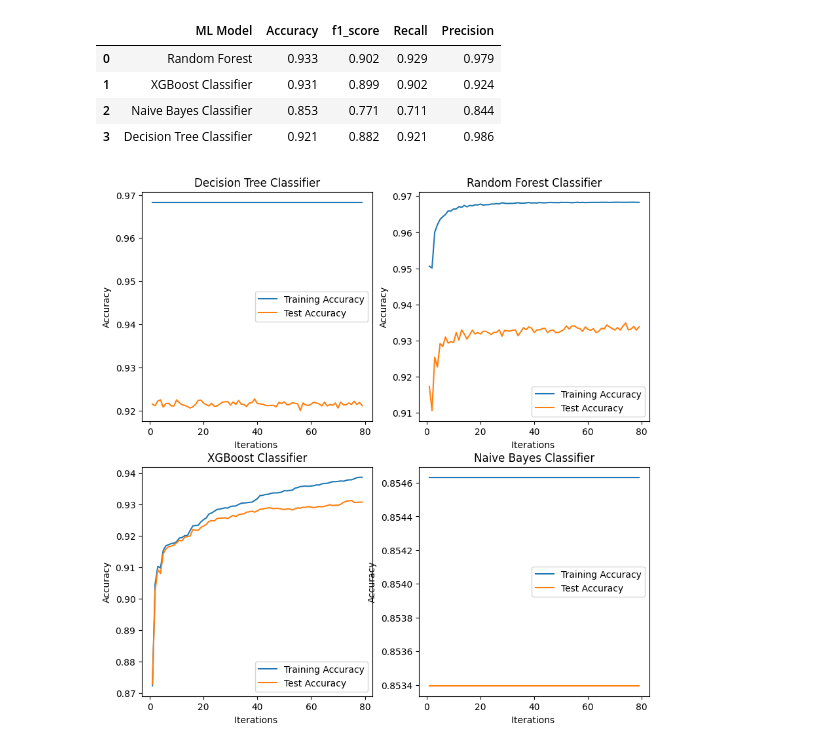
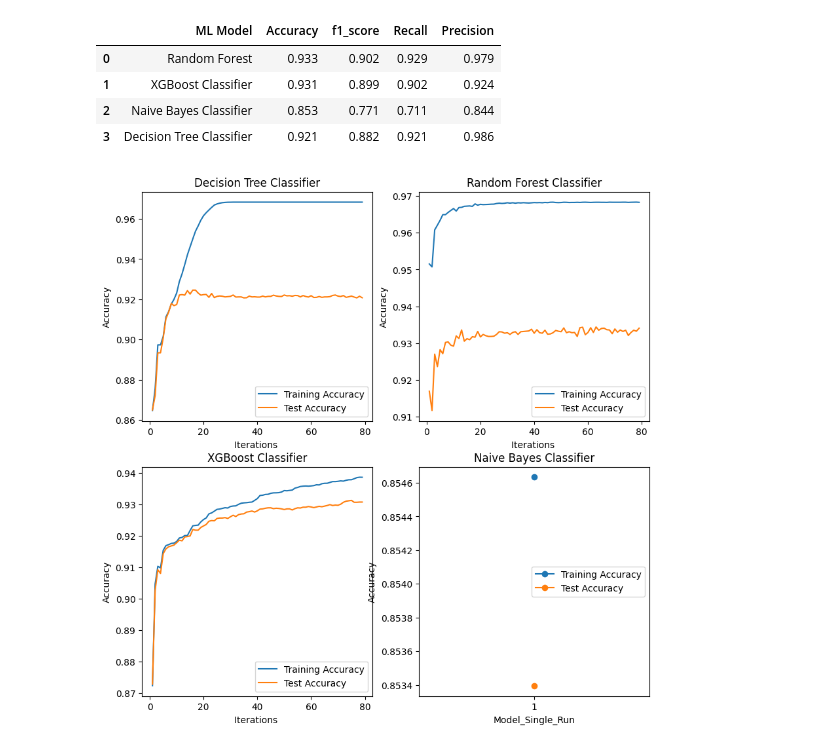
Before and after one commit to BPragun/MinorProject, a Jupyter notebook: data_analysis.ipynb, the cells around one changed output. Cells and saved outputs as stored; diff of their text form; code cells hidden in the pictures.

```diff
--- a/data_analysis.ipynb
+++ b/data_analysis.ipynb
@@ -763,3 +760,6 @@ plt.show()
+# %%
+train_accuracy_gnb=[0.8546326419953911]
+test_accuracy_gnb=[0.8533956893045954]
 # %%
 #storing the results. The below mentioned order of parameter passing is important.
 
@@ -863,7 +863,7 @@ training_accuracy_dt = []
 test_accuracy_dt = []
 depth = range(1,80)
 for n in depth:
-    decision_test =  DecisionTreeClassifier()
+    decision_test =  DecisionTreeClassifier(max_depth=n)
 
     decision_test.fit(x_train, y_train)
     # record training set accuracy
@@ -878,7 +878,7 @@ plt.plot(depth, training_accuracy_dt, label="training accuracy")
 plt.plot(depth, test_accuracy_dt, label="test accuracy")
 plt.title("Decision Tree Accuracy")
 plt.ylabel("Accuracy")
-plt.xlabel("n_estimators")
+plt.xlabel("Max Depth")
 plt.legend()
 # %% [output]
 <matplotlib.legend.Legend at 0x...>
@@ -919,31 +919,33 @@ result
 # %%
 #subplot of training & testing accuracy of decisiontree,xgboost,naive bayes and random forest
 fig, ax = plt.subplots(2, 2, figsize=(10, 10))
 ax[0, 0].plot(depth, training_accuracy_dt, label="Training Accuracy")
 ax[0, 0].plot(depth, test_accuracy_dt, label="Test Accuracy")
 ax[0, 0].set_title("Decision Tree Classifier")
 ax[0, 0].set_ylabel("Accuracy")
 ax[0, 0].set_xlabel("Iterations ")
 ax[0, 0].legend()
 ax[0, 1].plot(depth, training_accuracy_rf, label="Training Accuracy")
 ax[0, 1].plot(depth, test_accuracy_rf, label="Test Accuracy")
 ax[0, 1].set_title("Random Forest Classifier")
 ax[0, 1].set_ylabel("Accuracy")
 ax[0, 1].set_xlabel("Iterations ")
 ax[0, 1].legend()
 ax[1, 0].plot(depth, training_accuracy_xgb, label="Training Accuracy")
 ax[1, 0].plot(depth, test_accuracy_xgb, label="Test Accuracy")
 ax[1, 0].set_title("XGBoost Classifier")
 ax[1, 0].set_ylabel("Accuracy")
 ax[1, 0].set_xlabel("Iterations ")
 ax[1, 0].legend()
-ax[1, 1].plot(depth, training_accuracy_nb, label="Training Accuracy")
-ax[1, 1].plot(depth, test_accuracy_nb, label="Test Accuracy")
+# Plot with dummy x-axis
+ax[1, 1].plot([1], train_accuracy_gnb, label="Training Accuracy", marker='o')
+ax[1, 1].plot([1], test_accuracy_gnb, label="Test Accuracy", marker='o')
 ax[1, 1].set_title("Naive Bayes Classifier")
 ax[1, 1].set_ylabel("Accuracy")
-ax[1, 1].set_xlabel("Iterations ")
+ax[1, 1].set_xlabel("Model_Single_Run")
+ax[1, 1].set_xticks([1])
 ax[1, 1].legend()
 training_accuracy_dt = []
 test_accuracy_dt = []
 # %% [output]
-[figure, old version]
+[figure, new version]
```
Also changed, not shown: parts of 3 cells of this notebook.
